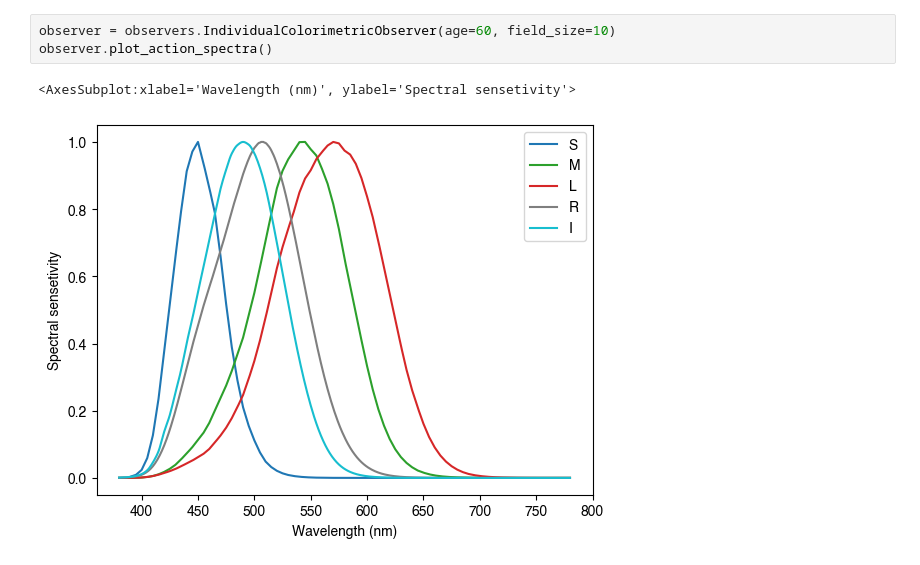
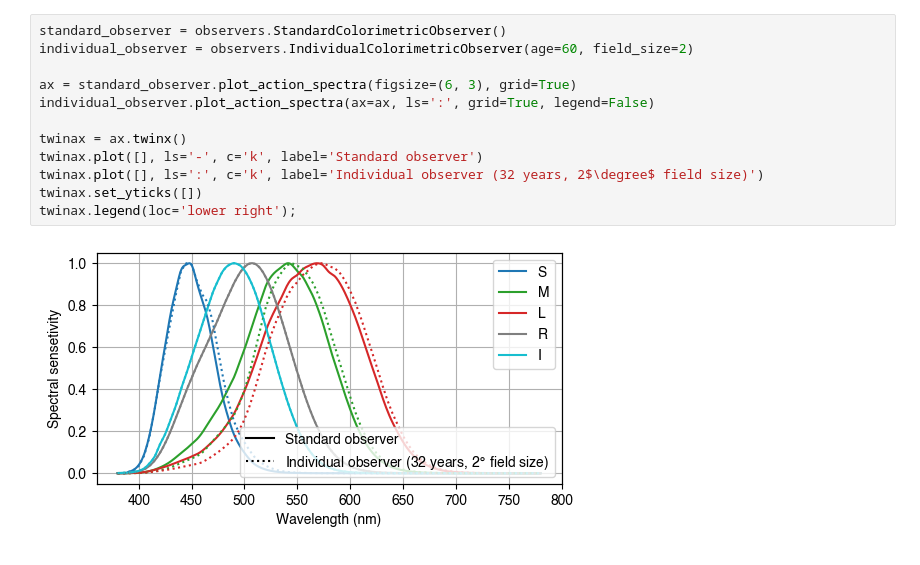
Before and after one commit to PySilentSubstitution/pysilsub, a Jupyter notebook: 03a_colorimetric_observers.ipynb, the cells around one changed output. Cells and saved outputs as stored; diff of their text form.

```diff
--- a/03a_colorimetric_observers.ipynb
+++ b/03a_colorimetric_observers.ipynb
@@ -33,6 +59,14 @@ It is possible to adjust the spectral sensetivity curves to account for lens den
 # %%
-observer = observers.IndividualColorimetricObserver(age=60, field_size=10)
-observer.plot_action_spectra()
+standard_observer = observers.StandardColorimetricObserver()
+individual_observer = observers.IndividualColorimetricObserver(age=60, field_size=2)
+
+ax = standard_observer.plot_action_spectra(figsize=(6, 3), grid=True)
+individual_observer.plot_action_spectra(ax=ax, ls=':', grid=True, legend=False)
+
+twinax = ax.twinx()
+twinax.plot([], ls='-', c='k', label='Standard observer')
+twinax.plot([], ls=':', c='k', label='Individual observer (32 years, 2$\degree$ field size)')
+twinax.set_yticks([])
+twinax.legend(loc='lower right');
 # %% [output]
-<AxesSubplot:xlabel='Wavelength (nm)', ylabel='Spectral sensetivity'>
-[figure, old version]
+[figure, new version]
```
Also changed, not shown: parts of 4 cells of this notebook, 34 other files.
